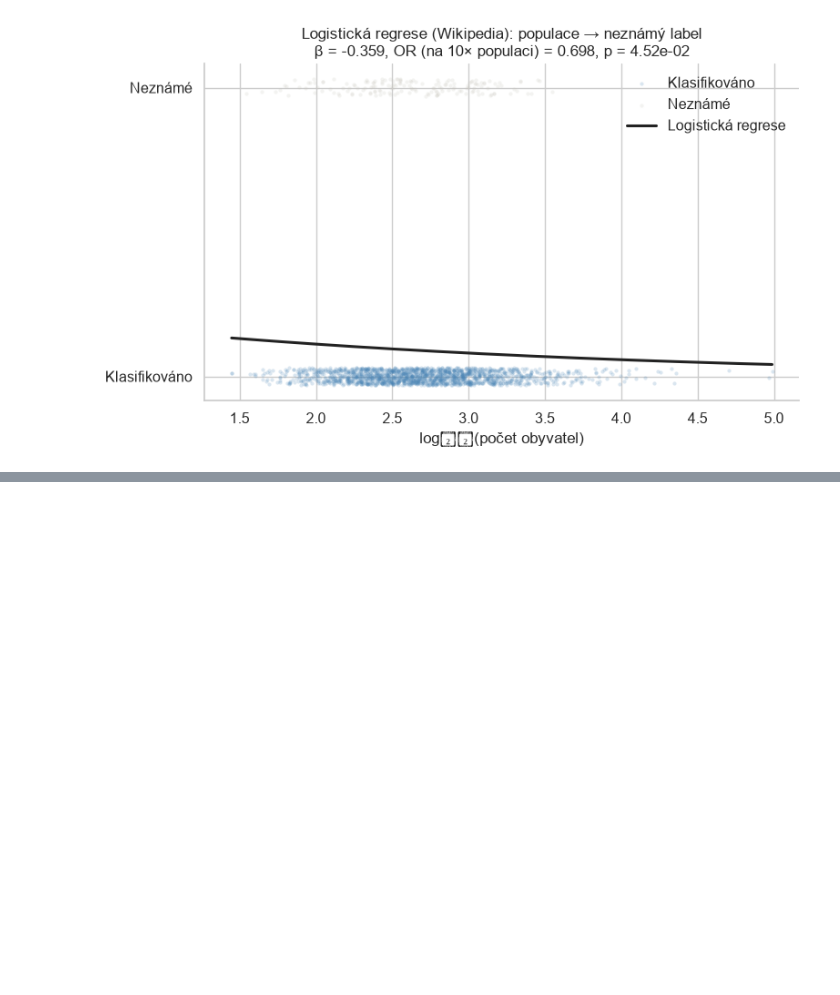
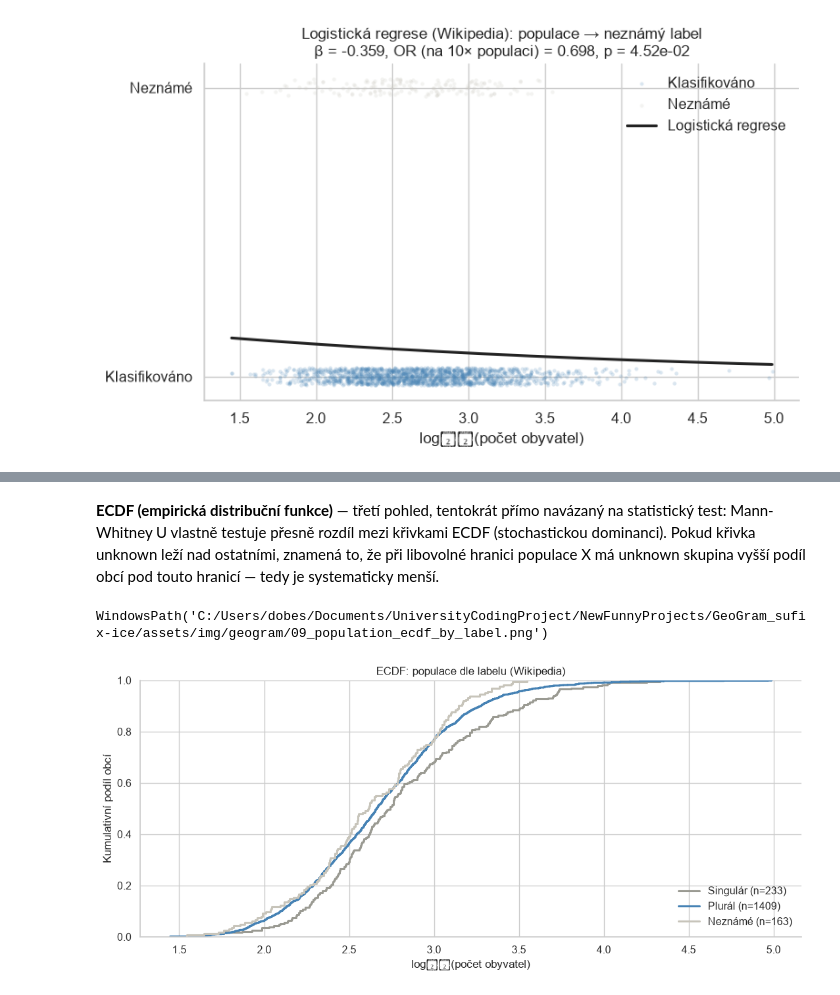
Before and after one commit to Dobes-Michal-Tobias/GeoGram_sufix-ice, a Jupyter notebook: notebooks/09-unknown-vs-population.ipynb, the cells around one changed output, grey strips where cells are left out. Saved outputs shown, nothing was run; the diff lists cells and outputs as text; code cells hidden in the pictures; blank space fills up the shorter version.

```diff
--- a/notebooks/09-unknown-vs-population.ipynb
+++ b/notebooks/09-unknown-vs-population.ipynb
@@ -131,0 +160,12 @@ population_total    -0.3592      0.179     -2.002      0.045      -0.711      -0
+# %% [markdown]
+**ECDF (empirická distribuční funkce)** — třetí pohled, tentokrát přímo
+navázaný na statistický test: Mann-Whitney U vlastně testuje přesně rozdíl
+mezi křivkami ECDF (stochastickou dominanci). Pokud křivka unknown leží
+nad ostatními, znamená to, že při libovolné hranici populace X má unknown
+skupina vyšší podíl obcí pod touto hranicí — tedy je systematicky menší.
+# %%
+fig = viz.plot_population_ecdf_by_label(df)
+viz.save_fig(fig, "09_population_ecdf_by_label")
+# %% [output]
+WindowsPath('C:/Users/dobes/Documents/UniversityCodingProject/NewFunnyProjects/GeoGram_sufix-ice/assets/img/geogram/09_population_ecdf_by_label.png')
+[figure, added]
```
Also changed, not shown: parts of 8 cells of this notebook, 3 other files.
